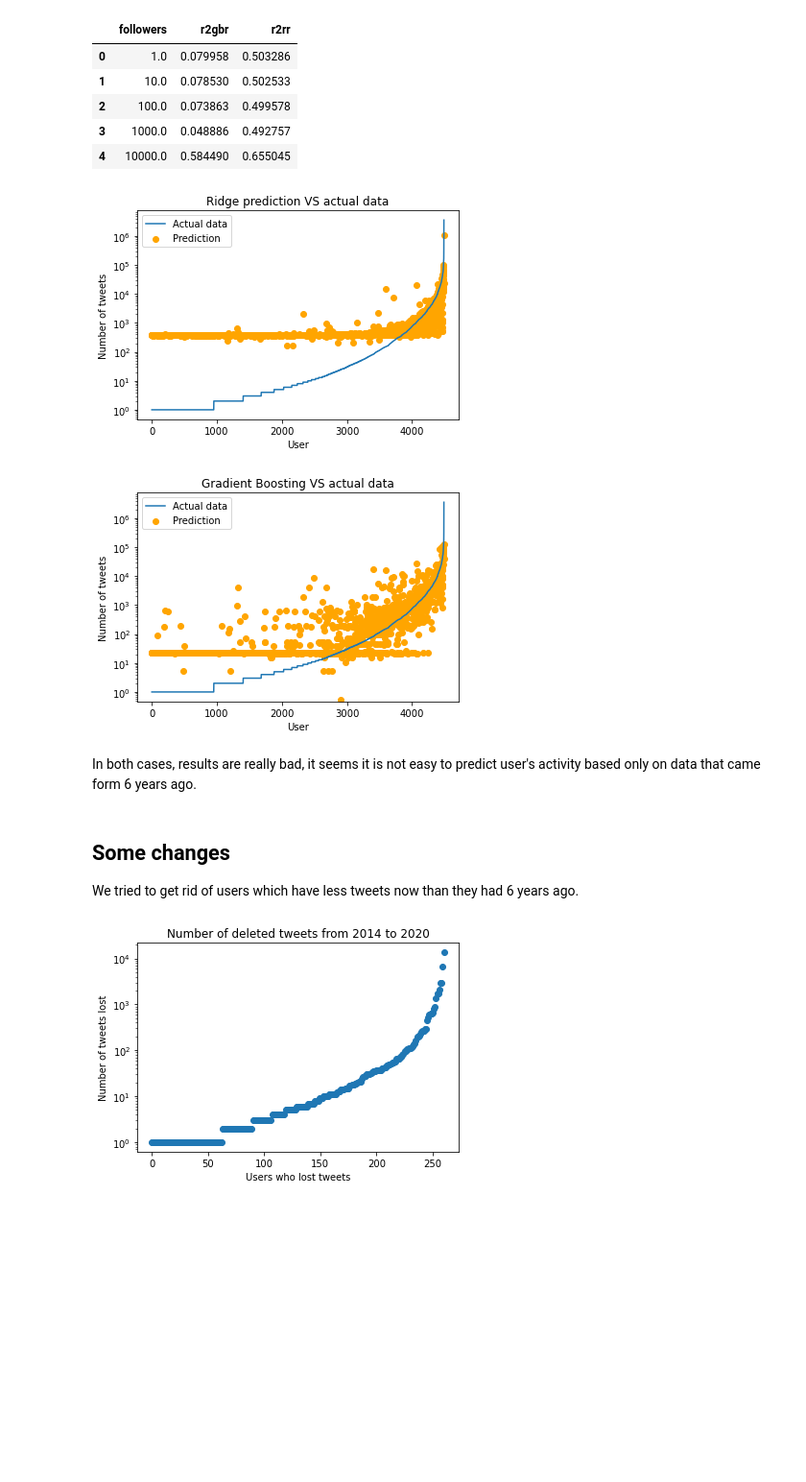
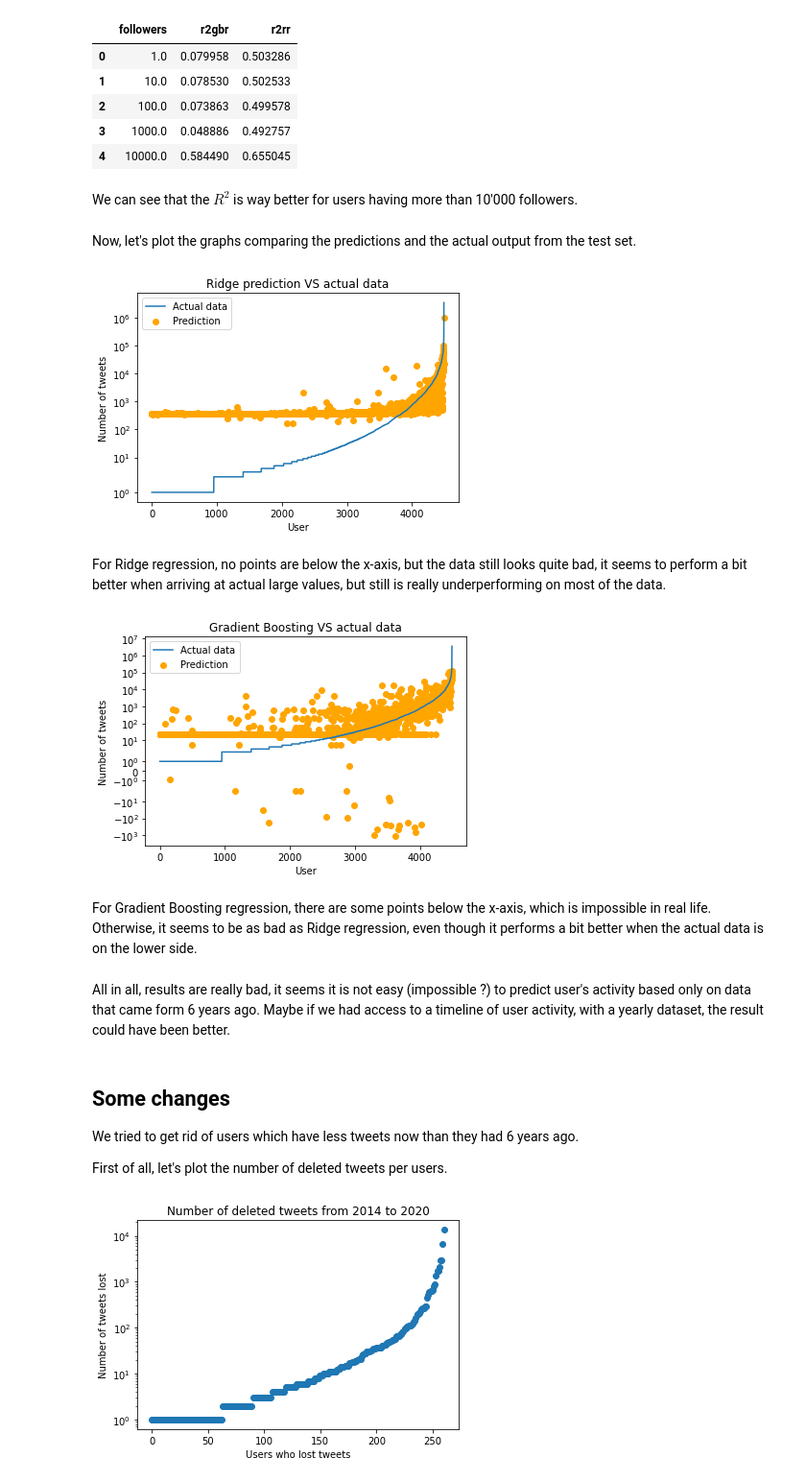
Before and after one commit to epfl-ada/ada-2020-project-milestone-p3-p3_kali, a Jupyter notebook: P4.ipynb, the cells around one changed output. Shown at 96% size. Saved outputs shown, nothing was run; the diff lists cells and outputs as text; code cells hidden in the pictures; blank space fills up the shorter version.

Commit message:
Symlog scale + Markdown+

```diff
--- a/P4.ipynb
+++ b/P4.ipynb
@@ -437,36 +441,46 @@ r2set
 | 2 | 100.0 | 0.073863 | 0.499578 |
 | 3 | 1000.0 | 0.048886 | 0.492757 |
 | 4 | 10000.0 | 0.584490 | 0.655045 |
+# %% [markdown]
+We can see that the $R^2$ is way better for users having more than 10'000 followers.
+# %% [markdown]
+Now, let's plot the graphs comparing the predictions and the actual output from the test set.
 # %%
 all_pred = testset[['statuses_count_2020', 'rr_pred', 'gbr_pred']].sort_values(by = 'statuses_count_2020')
 all_pred.set_index(np.arange(0, all_pred.shape[0]), inplace = True)
 plt.scatter(x = all_pred.index, y = all_pred.rr_pred, color = 'orange', label = 'Prediction')
 plt.plot(all_pred.index, all_pred.statuses_count_2020, label = 'Actual data')
-plt.yscale('log')
+plt.yscale('symlog')
 plt.xlabel('User')
 plt.ylabel('Number of tweets')
 plt.title('Ridge prediction VS actual data')
 plt.legend()
 plt.savefig('rrpred.png')
 # %% [output]
-[figure, old version]
+[figure, new version]
+# %% [markdown]
+For Ridge regression, no points are below the x-axis, but the data still looks quite bad, it seems to perform a bit better when arriving at actual large values, but still is really underperforming on most of the data.
 # %%
 plt.scatter(x = all_pred.index, y = all_pred.gbr_pred, color = 'orange', label = 'Prediction')
 plt.plot(all_pred.index, all_pred.statuses_count_2020, label = 'Actual data')
-plt.yscale('log')
+plt.yscale('symlog')
 plt.xlabel('User')
 plt.ylabel('Number of tweets')
 plt.title('Gradient Boosting VS actual data')
 plt.legend()
 plt.savefig('gbrpred.png')
 # %% [output]
-[figure, old version]
+[figure, new version]
+# %% [markdown]
+For Gradient Boosting regression, there are some points below the x-axis, which is impossible in real life. Otherwise, it seems to be as bad as Ridge regression, even though it performs a bit better when the actual data is on the lower side.
 # %% [markdown]
-In both cases, results are really bad, it seems it is not easy to predict user's activity based only on data that came form 6 years ago.
+All in all, results are really bad, it seems it is not easy (impossible ?) to predict user's activity based only on data that came form 6 years ago. Maybe if we had access to a timeline of user activity, with a yearly dataset, the result could have been better.
 # %% [markdown]
 ## Some changes
 
 We tried to get rid of users which have less tweets now than they had 6 years ago.
+
+First of all, let's plot the number of deleted tweets per users.
 # %%
 del_tweets = pd.Series(active_users[active_users['diff_tweet'] < 0].diff_tweet * -1)
 del_tweets = del_tweets.reindex(np.arange(0, del_tweets.size))
```
Also changed, not shown: parts of 15 cells of this notebook, 4 other files.
